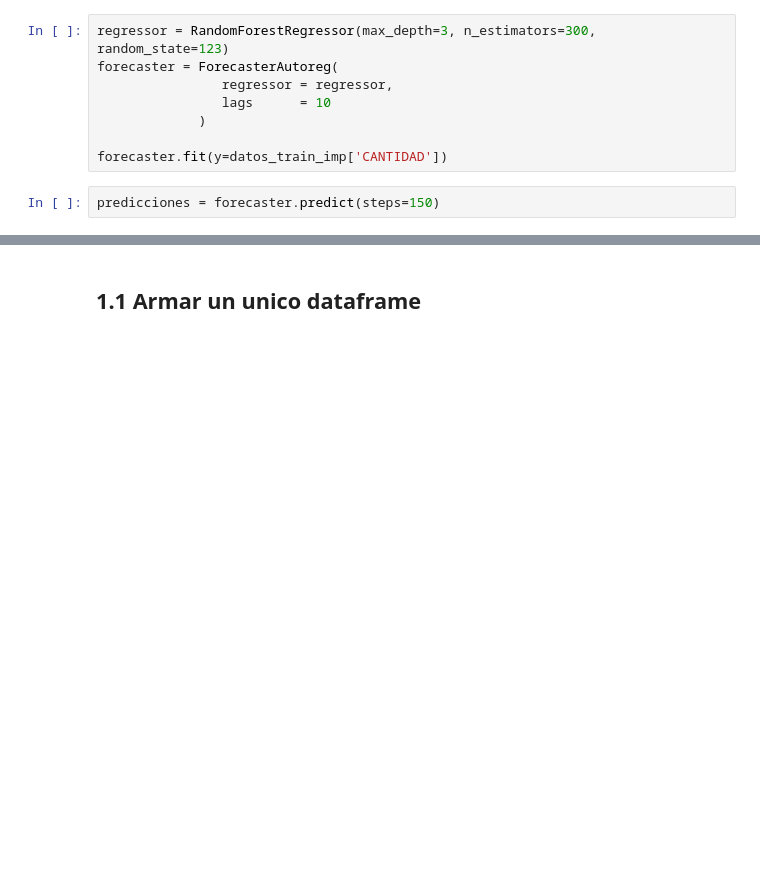
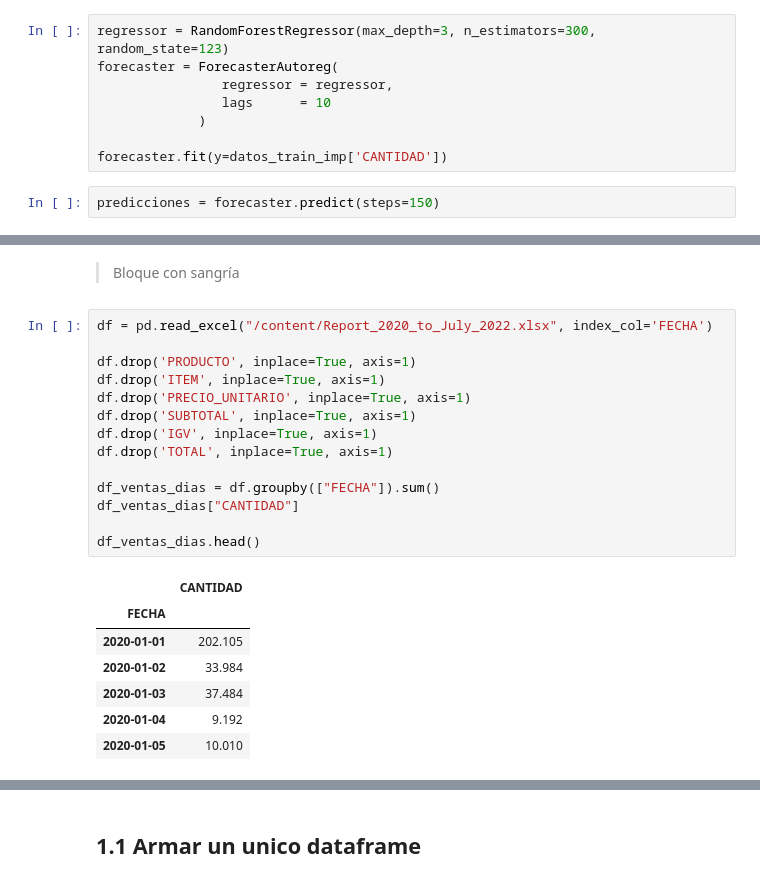
Before and after one commit to rdcn93/UPC_PI2_Model, a Jupyter notebook: UPC_PI2_Modelo.ipynb, the cells around one changed output, grey strips where cells are left out. Drawn from its saved outputs; the diff is of its cells as text; blank space fills up the shorter version.

```diff
--- a/UPC_PI2_Modelo.ipynb
+++ b/UPC_PI2_Modelo.ipynb
@@ -1032,0 +1063,26 @@ Error de test (mse) 1061.166844619325
+# %% [markdown]
+
+
+> Bloque con sangría
+# %%
+df = pd.read_excel("/content/Report_2020_to_July_2022.xlsx", index_col='FECHA')
+
+df.drop('PRODUCTO', inplace=True, axis=1)
+df.drop('ITEM', inplace=True, axis=1)
+df.drop('PRECIO_UNITARIO', inplace=True, axis=1)
+df.drop('SUBTOTAL', inplace=True, axis=1)
+df.drop('IGV', inplace=True, axis=1)
+df.drop('TOTAL', inplace=True, axis=1)
+
+df_ventas_dias = df.groupby(["FECHA"]).sum()
+df_ventas_dias["CANTIDAD"]
+
+df_ventas_dias.head()
+# %% [output]
+|  | CANTIDAD |
+| FECHA |  |
+| 2020-01-01 | 202.105 |
+| 2020-01-02 | 33.984 |
+| 2020-01-03 | 37.484 |
+| 2020-01-04 | 9.192 |
+| 2020-01-05 | 10.010 |
```
Also changed, not shown: parts of 15 cells of this notebook.
